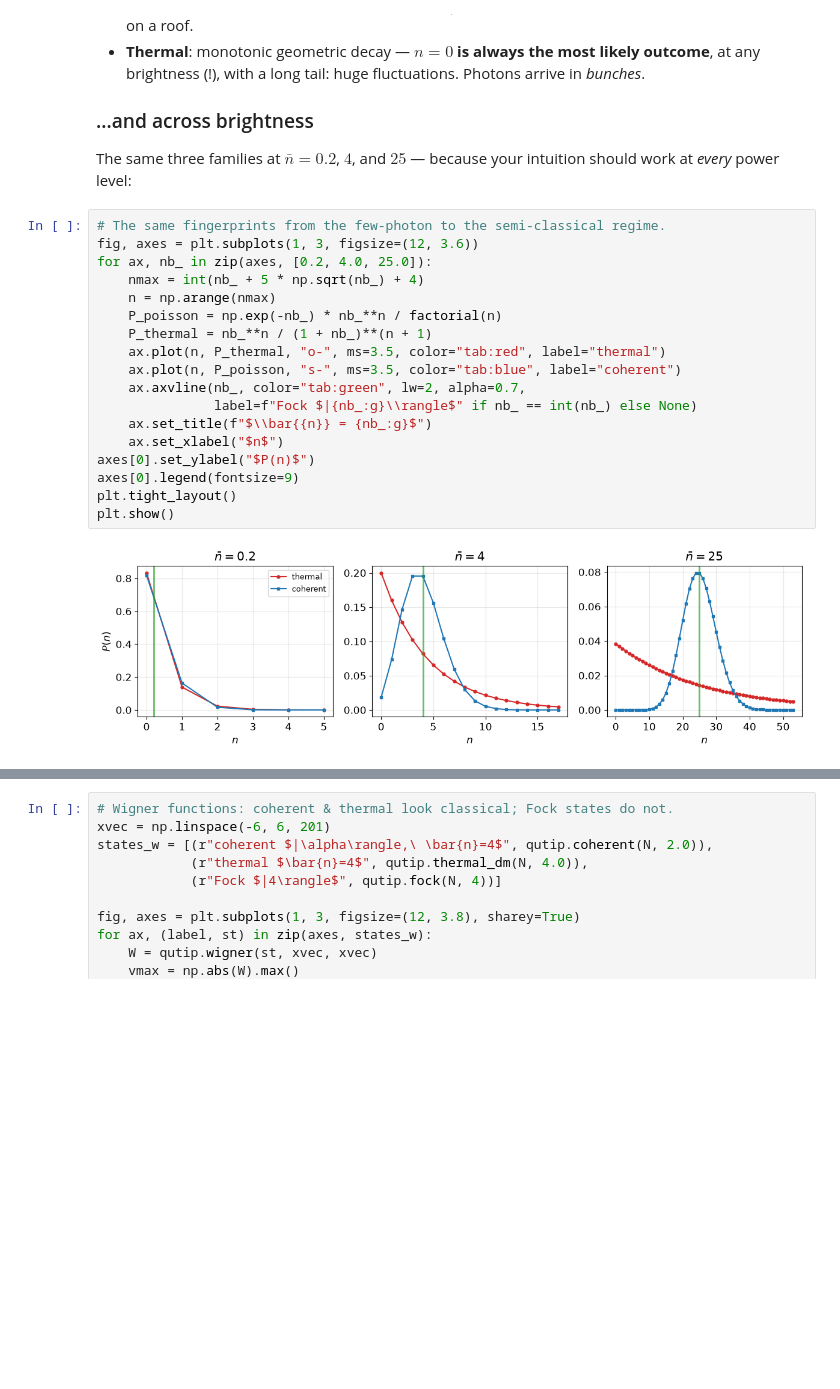
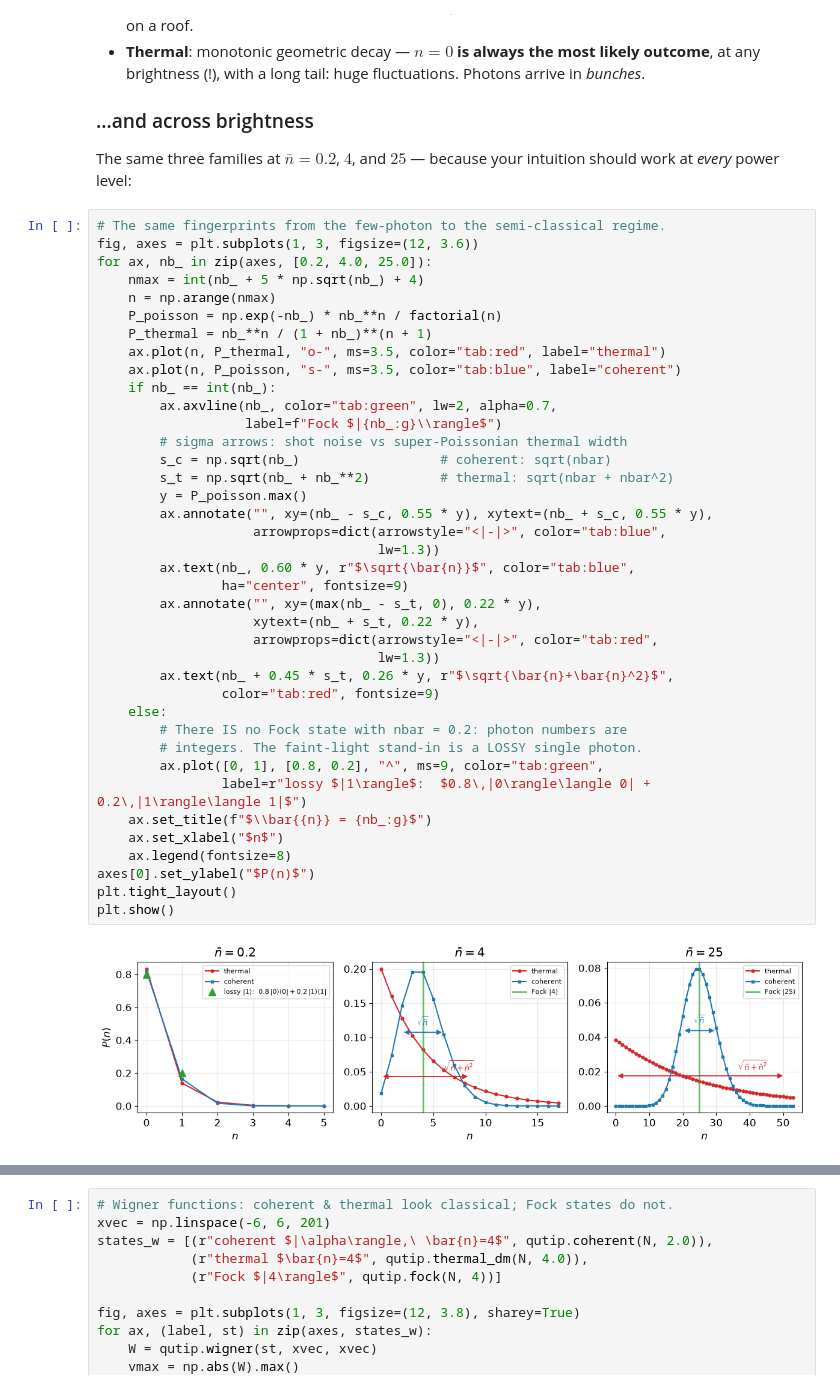
Before and after one commit to laserlab/CountingPhotons, a Jupyter notebook: lectures/01_QuantumLight_PhotonStatistics.ipynb, the cells around one changed output, grey strips where cells are left out. Cells and saved outputs as stored; diff of their text form; blank space fills up the shorter version.

```diff
--- a/lectures/01_QuantumLight_PhotonStatistics.ipynb
+++ b/lectures/01_QuantumLight_PhotonStatistics.ipynb
@@ -150,23 +184,44 @@ The same three families at $\bar n = 0.2$, $4$, and $25$ — because your intuit
 # %%
 # The same fingerprints from the few-photon to the semi-classical regime.
 fig, axes = plt.subplots(1, 3, figsize=(12, 3.6))
 for ax, nb_ in zip(axes, [0.2, 4.0, 25.0]):
     nmax = int(nb_ + 5 * np.sqrt(nb_) + 4)
     n = np.arange(nmax)
     P_poisson = np.exp(-nb_) * nb_**n / factorial(n)
     P_thermal = nb_**n / (1 + nb_)**(n + 1)
     ax.plot(n, P_thermal, "o-", ms=3.5, color="tab:red", label="thermal")
     ax.plot(n, P_poisson, "s-", ms=3.5, color="tab:blue", label="coherent")
-    ax.axvline(nb_, color="tab:green", lw=2, alpha=0.7,
-               label=f"Fock $|{nb_:g}\\rangle$" if nb_ == int(nb_) else None)
+    if nb_ == int(nb_):
+        ax.axvline(nb_, color="tab:green", lw=2, alpha=0.7,
+                   label=f"Fock $|{nb_:g}\\rangle$")
+        # sigma arrows: shot noise vs super-Poissonian thermal width
+        s_c = np.sqrt(nb_)                  # coherent: sqrt(nbar)
+        s_t = np.sqrt(nb_ + nb_**2)         # thermal: sqrt(nbar + nbar^2)
+        y = P_poisson.max()
+        ax.annotate("", xy=(nb_ - s_c, 0.55 * y), xytext=(nb_ + s_c, 0.55 * y),
+                    arrowprops=dict(arrowstyle="<|-|>", color="tab:blue",
+                                    lw=1.3))
+        ax.text(nb_, 0.60 * y, r"$\sqrt{\bar{n}}$", color="tab:blue",
+                ha="center", fontsize=9)
+        ax.annotate("", xy=(max(nb_ - s_t, 0), 0.22 * y),
+                    xytext=(nb_ + s_t, 0.22 * y),
+                    arrowprops=dict(arrowstyle="<|-|>", color="tab:red",
+                                    lw=1.3))
+        ax.text(nb_ + 0.45 * s_t, 0.26 * y, r"$\sqrt{\bar{n}+\bar{n}^2}$",
+                color="tab:red", fontsize=9)
+    else:
+        # There IS no Fock state with nbar = 0.2: photon numbers are
+        # integers. The faint-light stand-in is a LOSSY single photon.
+        ax.plot([0, 1], [0.8, 0.2], "^", ms=9, color="tab:green",
+                label=r"lossy $|1\rangle$:  $0.8\,|0\rangle\langle 0| + 0.2\,|1\rangle\langle 1|$")
     ax.set_title(f"$\\bar{{n}} = {nb_:g}$")
     ax.set_xlabel("$n$")
+    ax.legend(fontsize=8)
 axes[0].set_ylabel("$P(n)$")
-axes[0].legend(fontsize=9)
 plt.tight_layout()
 plt.show()
 # %% [output]
-[figure, old version]
+[figure, new version]
 # %% [markdown]
 Three regimes worth internalizing:
 
```
Also changed, not shown: parts of 9 cells of this notebook, 14 other files.
